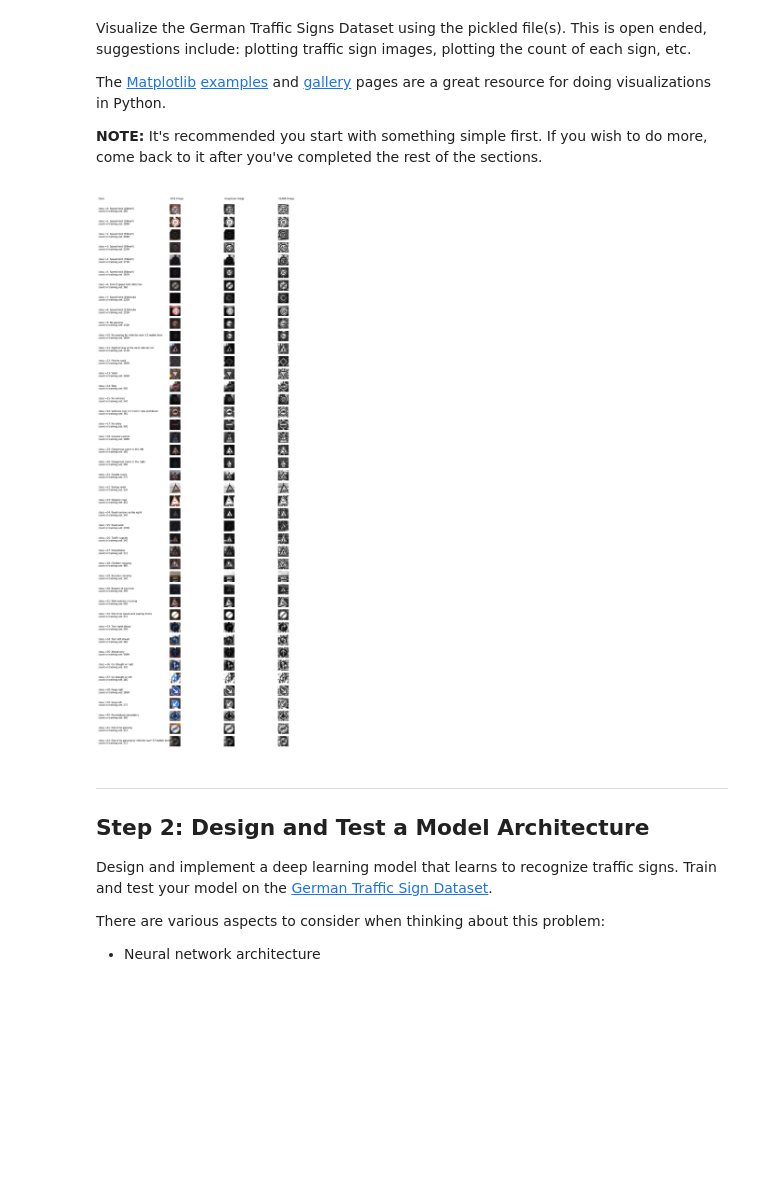
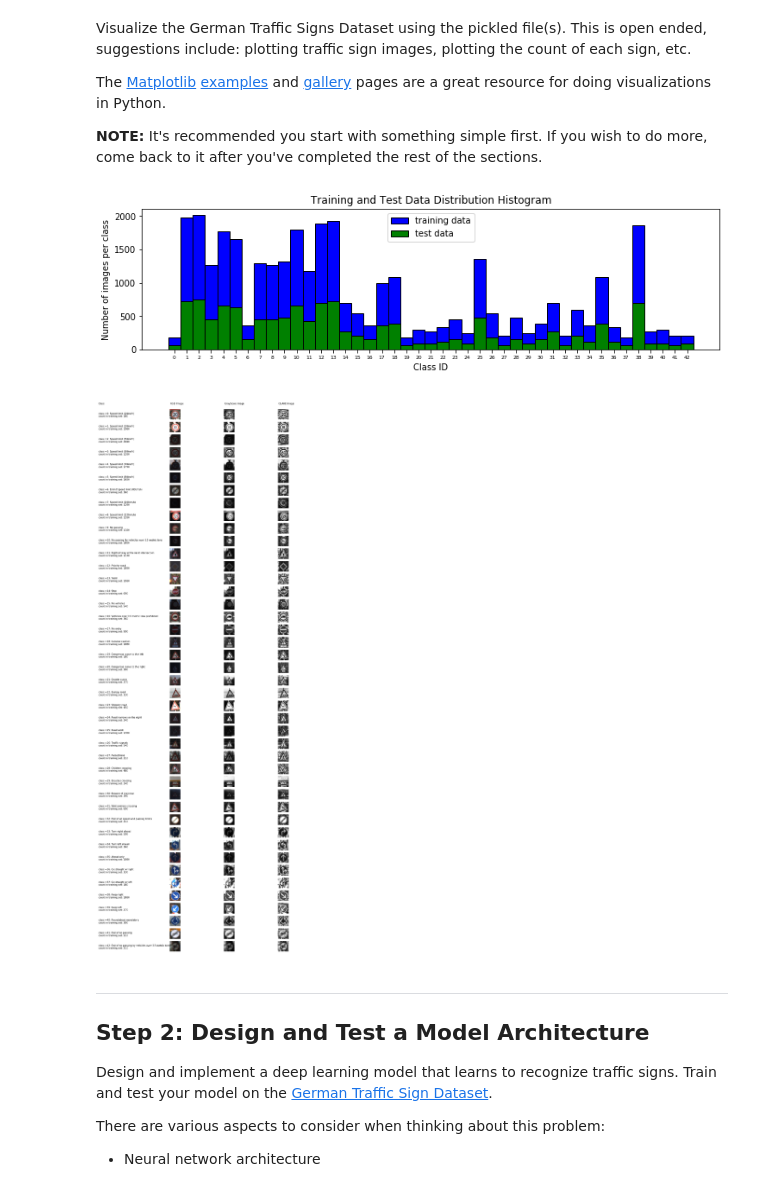
Before and after one commit to ArjaanBuijk/CarND_Traffic_Sign_Classifier_Project, a Jupyter notebook: Traffic_Sign_Classifier.ipynb, the cells around one changed output. Saved outputs shown, nothing was run; the diff lists cells and outputs as text; code cells hidden in the pictures; blank space fills up the shorter version.

```diff
--- a/Traffic_Sign_Classifier.ipynb
+++ b/Traffic_Sign_Classifier.ipynb
@@ -166,11 +168,11 @@ The [Matplotlib](http://matplotlib.org/) [examples](http://matplotlib.org/exampl
 # Visualizations will be shown in the notebook.
 %matplotlib inline
 
-# View sample from the unique datasets -> show an image of each class
-
 # read sign labels into a panda DataFrame
 df = pd.read_csv('signnames.csv')
 
+
+# View sample from the unique datasets -> show an image of each class
 def grayscale(img):
     """Applies the Grayscale transform
     This will return an image with only one color channel
@@ -250,34 +252,86 @@ def plot_image_and_effects_of_grayscale_and_clahe(X_data,y_data,
         # See this for all details on the methods used:
         # http://matplotlib.org/api/axes_api.html
 
         # class label and description stored in first column
         # with counts
         axes[row, 0].text(0.0, 0.25,
                         ('class =' + str(y) + ': ' +  df.loc[y]['SignName'] +'\n' +
                          'count in training set: ' + str(class_counts[y]) ),
                         fontsize=fontsize)
 
         axes[row,1].imshow(image)
         axes[row,2].imshow(gray, cmap="gray")
         axes[row,3].imshow(clahe, cmap="gray")
 
         class_shown.append(y)
         row += 1
 
     if filename == None:
         plt.show()
     else:
         # When running python directly, not in Jupyter notebook, it is better to
         # write it to a file & view it in an image viewer
         fig.savefig(filename)
         print ('Written the file: '+ filename)
 
     plt.close(fig)
 
+# Plot a histogram showing the distribution inside both the training and
+# testing set.
+def histogram_of_data_set_distributions(y_train, y_test):
+    """
+    Creates a histogram where for each class the number of entries in the
+    training and test set are shown.
+    """
+    unique_classes = np.array(list(set(y_train)))
+    num_classes = len(unique_classes)
+    bar_names      = []
+    for i in unique_classes.argsort(): # sort images by class label
+        y = unique_classes[i]
+        bar_names.append('class =' + str(y) + ': ' +  df.loc[y]['SignName'])
+
+    nrows       = 1
+    ncols       = 1
+    axes_width  = 12
+    axes_height = 3
+    width       = ncols * axes_width
+    height      = nrows * axes_height
+    fig, axes   = plt.subplots(nrows, ncols, figsize = (width, height) )
+
+    # number of bins for the histogram
+    # add one extra, and then left-align the histogram
+    # - the extra bin will be empty  (do not plot a tick for it...)
+    # - the ticks will be centered to the bars drawn.
+    bins= np.arange(num_classes+1)
+
+    hist1 = axes.hist(y_train, bins, align='left',
+                      color='b', edgecolor='black', label='training data')
+    hist2 = axes.hist(y_test, bins, align='left',
+                      color='g', edgecolor='black', label='test data')
+
+    # add x,y axis labels & title
+    axes.set_xlabel("Class ID")
+    axes.set_ylabel("Number of images per class")
+    axes.set_title("Training and Test Data Distribution Histogram")
+
+    # define ticks
+    # set xticks ids to 0,1,....42
+    # -> omit tick for bin 43
+    axes.set_xticks(bins[:-1])
+    plt.xticks(axes.get_xticks(), fontsize = 6)
+
+    # show the legend
+    axes.legend()
+
+    plt.show()
+
+
+histogram_of_data_set_distributions(y_train, y_test)
 plot_image_and_effects_of_grayscale_and_clahe(X_train,y_train,
                                               filename=None)
 # %% [output]
-[figure, old version]
+[figure, new version]
+[figure, added]
 # %% [markdown]
 ----
 
```
Also changed, not shown: parts of 23 cells of this notebook.
